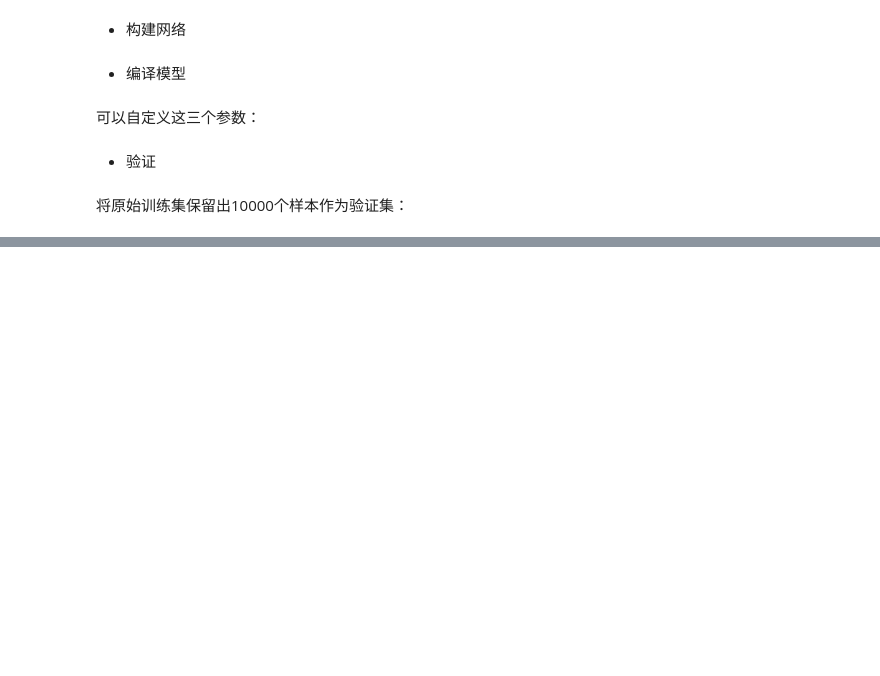
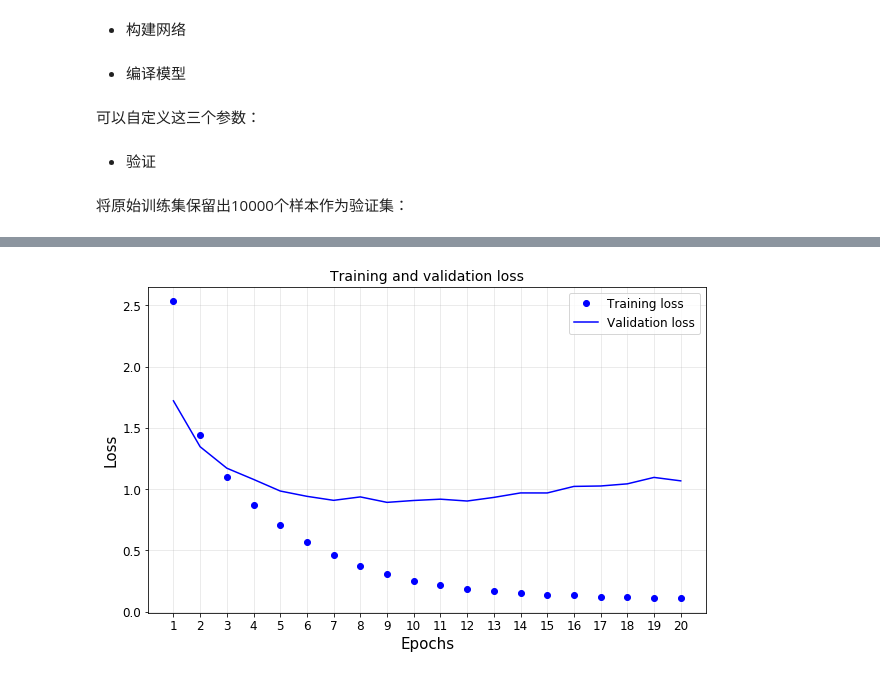
Before and after one commit to libingallin/DLwithPython, a Jupyter notebook: ch2&3_getting _started_with_nn.ipynb, the cells around one changed output, grey strips where cells are left out. Cells and saved outputs as stored; diff of their text form; code cells hidden in the pictures; blank space fills up the shorter version.

```diff
--- a/ch2&3_getting _started_with_nn.ipynb
+++ b/ch2&3_getting _started_with_nn.ipynb
@@ -210,0 +419,22 @@ Epoch 20/20
+# %%
+# 定义模型
+model = models.Sequential()
+model.add(layers.Dense(64, activation='relu', input_shape=(10000,)))
+model.add(layers.Dense(64, activation='relu'))
+model.add(layers.Dense(46, activation='softmax'))
+# %%
+# 编译模型
+model.compile(optimizer='rmsprop',
+              loss='categorical_crossentropy',
+              metrics=['accuracy'])
+# %%
+# 留出验证集
+x_val = x_train[:1000]
+partial_x_train = x_train[1000:]
+
+y_val = one_hot_train_labels[:1000]
+partial_y_train = one_hot_train_labels[1000:]
+# %%
+# 训练模型
+history = model.fit(partial_x_train, partial_y_train, epochs=20,
+                    batch_size=512, validation_data=(x_val, y_val))
@@ -210,0 +459,17 @@ Epoch 20/20
+# %%
+# 绘制训练loss和验证loss
+train_loss, val_loss = history.history['loss'], history.history['val_loss']
+epochs = range(1, len(train_loss) + 1)
+
+plt.figure(figsize=(10, 6))
+plt.plot(epochs, train_loss, 'bo', label="Training loss")
+plt.plot(epochs, val_loss, 'b', label="Validation loss")
+plt.grid("on", alpha=0.3)
+plt.xticks(range(1, len(train_loss) + 1))
+plt.legend(loc='best', fontsize='large')
+plt.xlabel("Epochs", fontsize=15)
+plt.ylabel("Loss", fontsize=15)
+plt.title("Training and validation loss", fontsize=14)
+plt.show()
+# %% [output]
+[figure, added]
```
Also changed, not shown: parts of 74 cells of this notebook.
